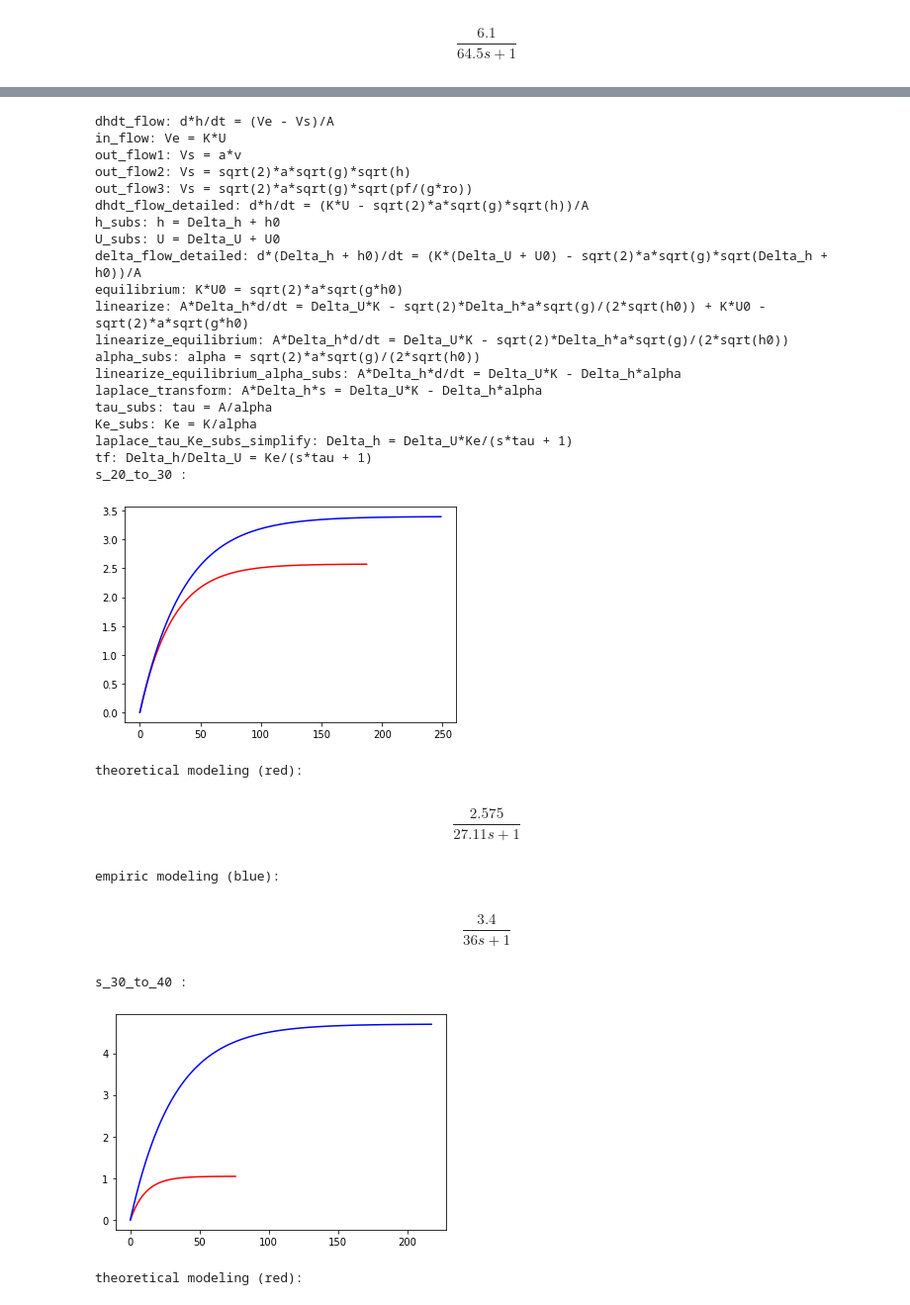
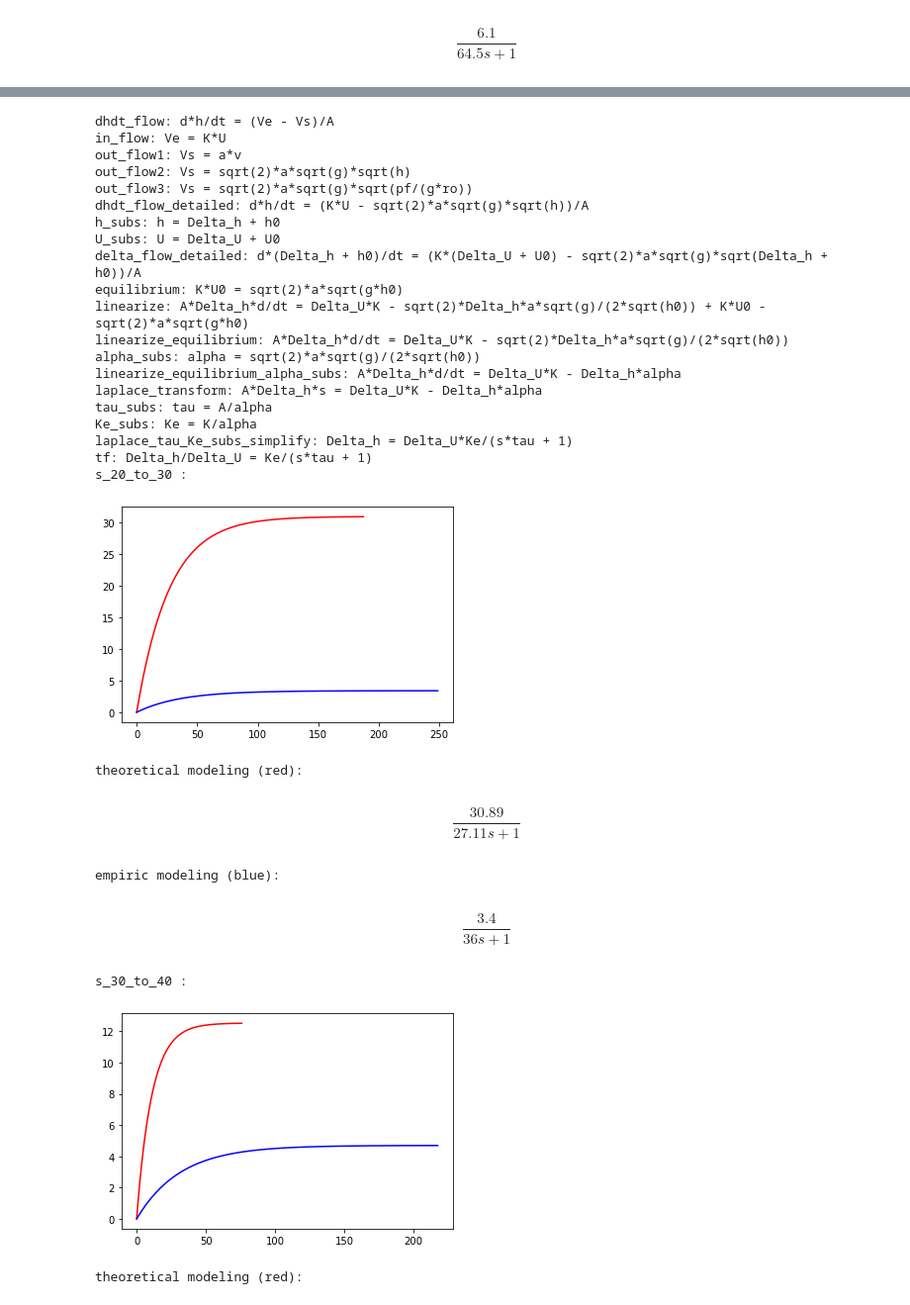
Before and after one commit to duperpara/college_crap, a Jupyter notebook: piv/Untitled1.ipynb, the cells around one changed output, grey strips where cells are left out. Shown: that part at 99% size. Drawn from its saved outputs; the diff is of its cells as text; code cells hidden in the pictures.

```diff
--- a/piv/Untitled1.ipynb
+++ b/piv/Untitled1.ipynb
@@ -206,44 +202,44 @@ flw_eqs = flow_rate_equations()
 
 for name, h in {"s_20_to_30": 0.065, "s_30_to_40": 0.0107, "s_40_to_50": 0.0142, "s_50_to_60": 0.0201}.items():
 
-    theo_tf_symp = evaluate_tf_constants(flw_eqs, h0=h, a=4.037088288e-5, A=0.009506, K=0.0009027)
+    theo_tf_symp = evaluate_tf_constants(flw_eqs, h0=h, a=4.037088288e-5, A=0.009506, K=0.0009027*12)
     theo_tf_K = float(theo_tf_symp.args[0])
     theo_tf_tau = float(theo_tf_symp.args[1].base.args[1].args[0])
     theo_tf = control.tf(theo_tf_K, [theo_tf_tau, 1])
     print(name, ':')
     plt.plot(*control.step_response(theo_tf), color='red')
     plt.plot(*control.step_response(data.get(name).get('tf')), color='blue')
     plt.show()
     print("theoretical modeling (red):")
     display(theo_tf)
     print("empiric modeling (blue):")
     display(data.get(name).get('tf'))
 # %% [output]
 dhdt_flow: d*h/dt = (Ve - Vs)/A
 in_flow: Ve = K*U
 out_flow1: Vs = a*v
 out_flow2: Vs = sqrt(2)*a*sqrt(g)*sqrt(h)
 out_flow3: Vs = sqrt(2)*a*sqrt(g)*sqrt(pf/(g*ro))
 dhdt_flow_detailed: d*h/dt = (K*U - sqrt(2)*a*sqrt(g)*sqrt(h))/A
 h_subs: h = Delta_h + h0
 U_subs: U = Delta_U + U0
 delta_flow_detailed: d*(Delta_h + h0)/dt = (K*(Delta_U + U0) - sqrt(2)*a*sqrt(g)*sqrt(Delta_h + h0))/A
 equilibrium: K*U0 = sqrt(2)*a*sqrt(g*h0)
 linearize: A*Delta_h*d/dt = Delta_U*K - sqrt(2)*Delta_h*a*sqrt(g)/(2*sqrt(h0)) + K*U0 - sqrt(2)*a*sqrt(g*h0)
 linearize_equilibrium: A*Delta_h*d/dt = Delta_U*K - sqrt(2)*Delta_h*a*sqrt(g)/(2*sqrt(h0))
 alpha_subs: alpha = sqrt(2)*a*sqrt(g)/(2*sqrt(h0))
 linearize_equilibrium_alpha_subs: A*Delta_h*d/dt = Delta_U*K - Delta_h*alpha
 laplace_transform: A*Delta_h*s = Delta_U*K - Delta_h*alpha
 tau_subs: tau = A/alpha
 Ke_subs: Ke = K/alpha
 laplace_tau_Ke_subs_simplify: Delta_h = Delta_U*Ke/(s*tau + 1)
 tf: Delta_h/Delta_U = Ke/(s*tau + 1)
 s_20_to_30 :
-[figure, old version]
+[figure, new version]
 theoretical modeling (red):
-$$\frac{2.575}{27.11 s + 1}$$
+$$\frac{30.89}{27.11 s + 1}$$
 empiric modeling (blue):
 $$\frac{3.4}{36 s + 1}$$
 s_30_to_40 :
-[figure, old version]
+[figure, new version]
 theoretical modeling (red):
```
Also changed, not shown: parts of 4 cells of this notebook, 7 other files.
